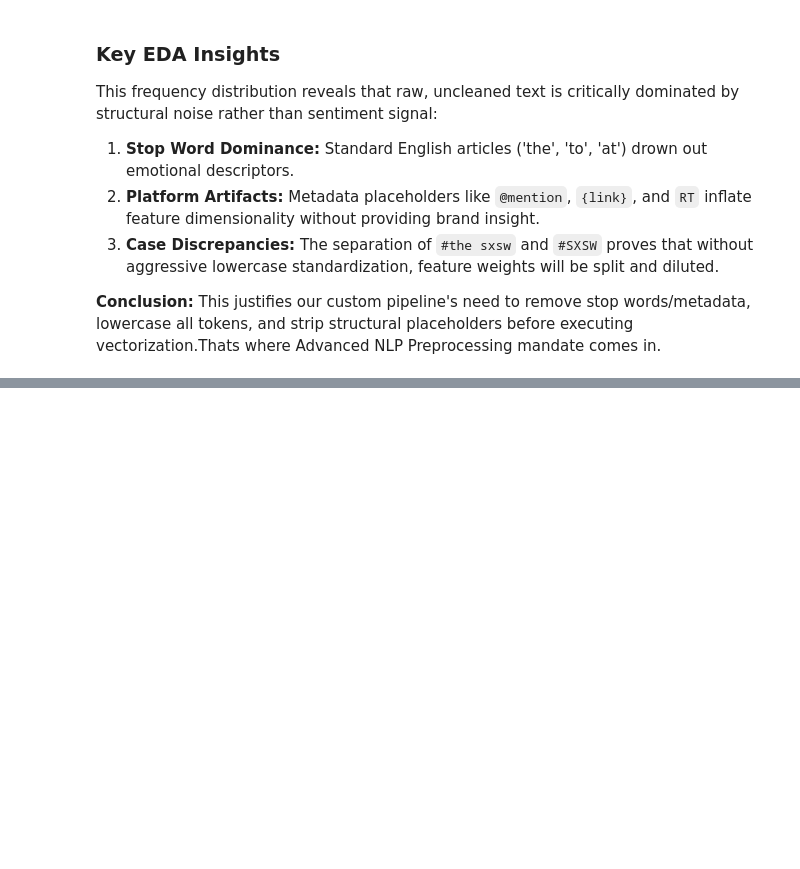
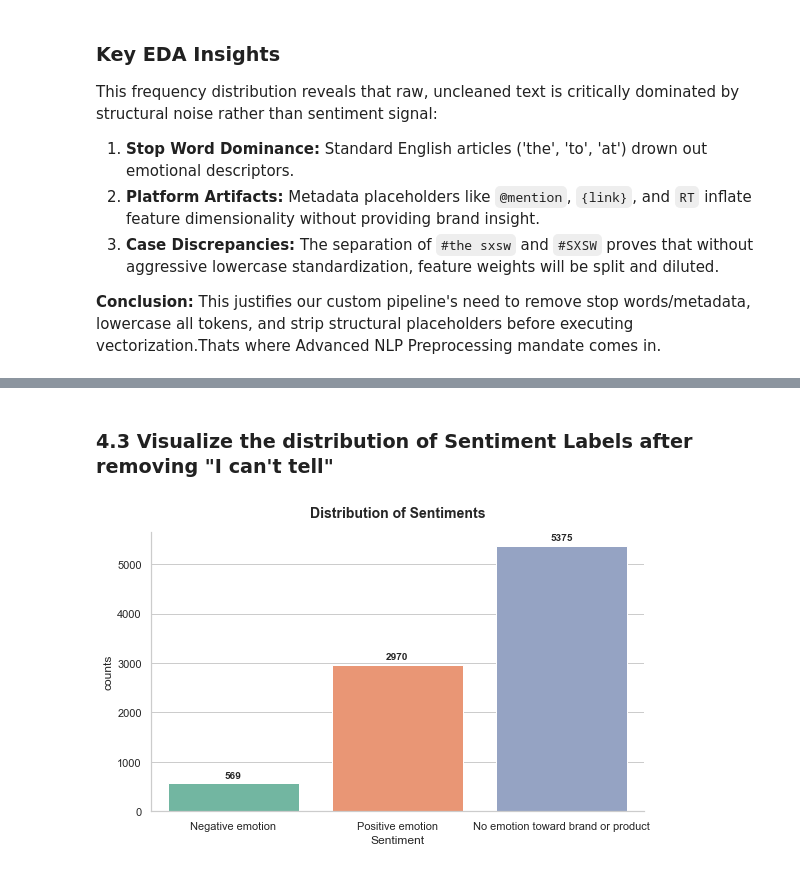
Before and after one commit to Dortts/Twitter_Sentiment_Project, a Jupyter notebook: Twitter_Sentiment_Analysis.ipynb, the cells around one changed output, grey strips where cells are left out. Cells and saved outputs as stored; diff of their text form; code cells hidden in the pictures; blank space fills up the shorter version.

Commit message:
Data Preparation and cleaning

```diff
--- a/Twitter_Sentiment_Analysis.ipynb
+++ b/Twitter_Sentiment_Analysis.ipynb
@@ -345,0 +374,3 @@ This frequency distribution reveals that raw, uncleaned text is critically domin
+# %%
+# Drop rows with missing tweets
+df = df.dropna(subset=['tweet'])
@@ -345,0 +385,4 @@ This frequency distribution reveals that raw, uncleaned text is critically domin
+# %%
+# Remove duplicates and check whether they are removed
+df = df.drop_duplicates()
+df.duplicated().sum()
@@ -345,0 +391,6 @@ This frequency distribution reveals that raw, uncleaned text is critically domin
+# %%
+# Fill missing values in 'target_brand' with 'unknown'
+df['target_brand'] = df['target_brand'].fillna('unknown')
+# %%
+# Remove the I cant tell sentiment category
+df = df[df['sentiment'] != "I can't tell"].copy()
@@ -345,0 +414,31 @@ This frequency distribution reveals that raw, uncleaned text is critically domin
+# %% [markdown]
+### 4.3 Visualize the distribution of Sentiment Labels after removing "I can't tell"
+# %%
+plt.figure(figsize=(8, 5))
+ax = sns.countplot(
+    data=df,
+    x='sentiment',
+    palette='Set2'
+)
+for p in ax.patches:
+    height = p.get_height()
+    if height > 0:
+        ax.annotate(
+            f'{int(height)}',
+            (p.get_x() + p.get_width() / 2., height),
+            ha='center',
+            va='bottom',
+            fontsize=10,
+            fontweight='bold',
+            xytext=(0, 3),
+            textcoords='offset points'
+        )
+plt.title('Distribution of Sentiments', fontsize=14, pad=15, fontweight='bold')
+plt.xlabel('Sentiment', fontsize=12)
+plt.ylabel('counts', fontsize=12)
+
+sns.despine()
+plt.tight_layout()
+plt.show()
+# %% [output]
+[figure, added]
```
Also changed, not shown: parts of 18 cells of this notebook.
